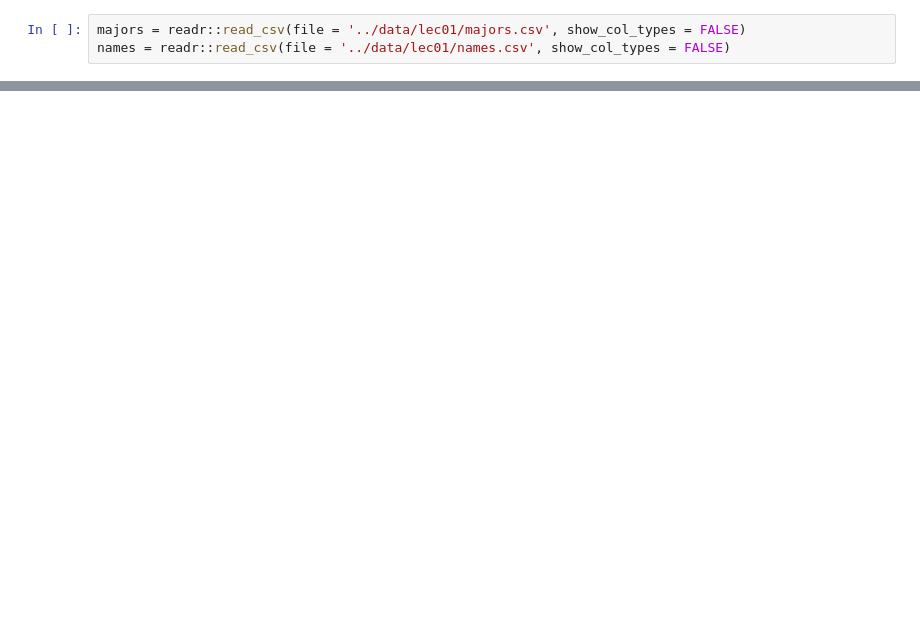
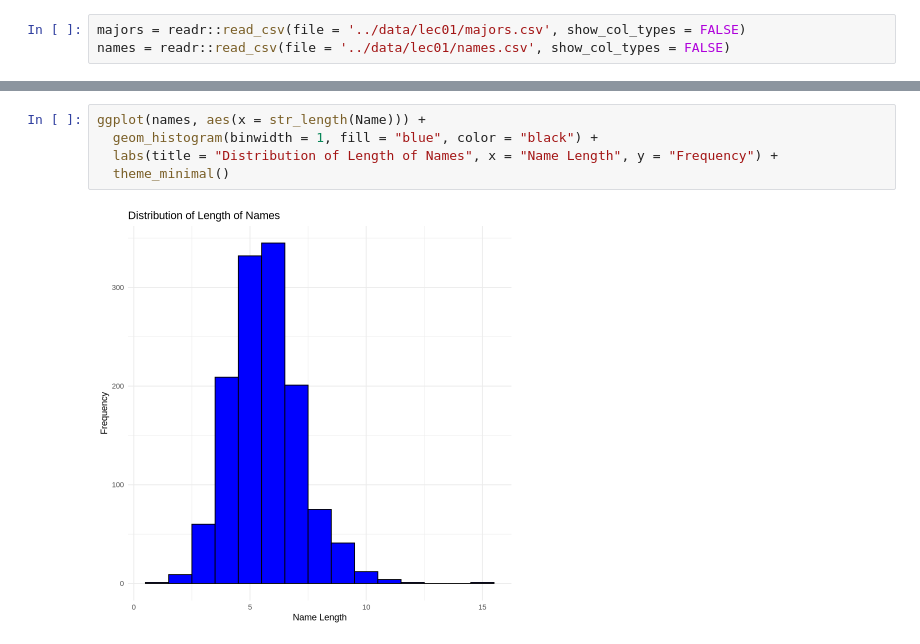
Before and after one commit to Limour-dev/ds100, a Jupyter notebook: lec01/lec01r.ipynb, the cells around one changed output, grey strips where cells are left out. Cells and saved outputs as stored; diff of their text form; blank space fills up the shorter version.

```diff
--- a/lec01/lec01r.ipynb
+++ b/lec01/lec01r.ipynb
@@ -56,0 +90,7 @@ names[['Name']] = tolower(names[['Name']])
+# %%
+ggplot(names, aes(x = str_length(Name))) +
+  geom_histogram(binwidth = 1, fill = "blue", color = "black") +
+  labs(title = "Distribution of Length of Names", x = "Name Length", y = "Frequency") +
+  theme_minimal()
+# %% [output]
+[figure, added]
```
Also changed, not shown: parts of 36 cells of this notebook.
